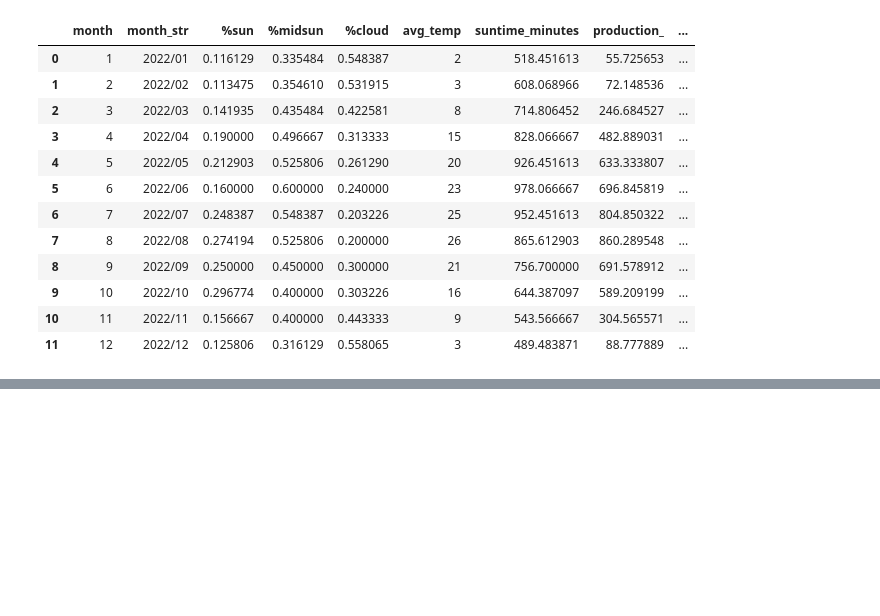
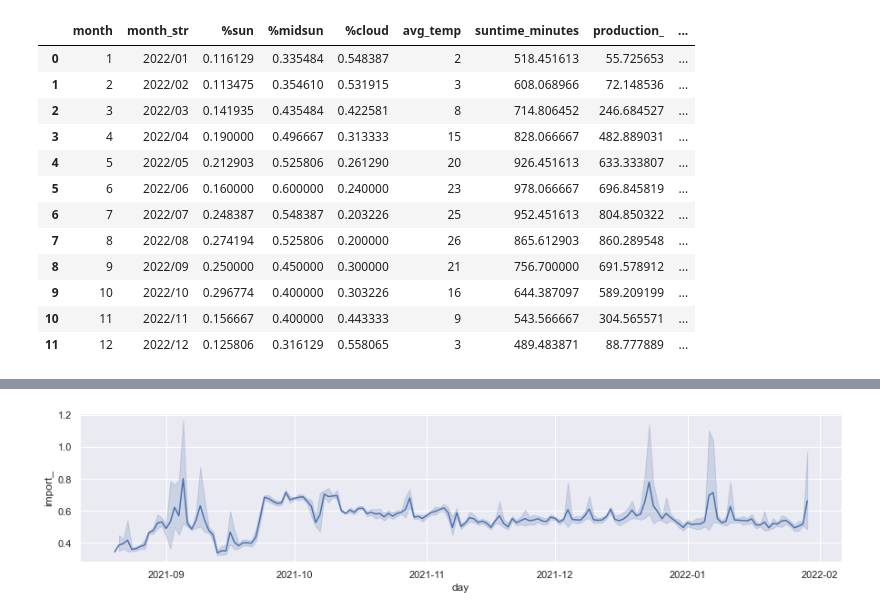
Before and after one commit to pka69/SolarEdge_Tauron_e-licznik_combine_data, a Jupyter notebook: easy_example.ipynb, the cells around one changed output, grey strips where cells are left out. Drawn from its saved outputs; the diff is of its cells as text; code cells hidden in the pictures; blank space fills up the shorter version.

Commit message:
update my_energy.CommonEnergy object

```diff
--- a/easy_example.ipynb
+++ b/easy_example.ipynb
@@ -90,3 +92,10 @@ projection_df
 | 9 | 10 | 2022/10 | 0.296774 | 0.400000 | 0.303226 | 16 | 644.387097 | 589.209199 | ... |
 | 10 | 11 | 2022/11 | 0.156667 | 0.400000 | 0.443333 | 9 | 543.566667 | 304.565571 | ... |
 | 11 | 12 | 2022/12 | 0.125806 | 0.316129 | 0.558065 | 3 | 489.483871 | 88.777889 | ... |
+# %%
+df = energy_object.get_energy
+# %%
+night_hours = [23, 0, 1, 2, 3, 4, 5]
+df = df[df['hour'].isin(night_hours)]
+df = df.drop(df[df['source']=='SolarEdge'].index.to_list())
+df = df.drop(df[df['import_']==0].index.to_list())
@@ -92,0 +123,10 @@ projection_df
+# %%
+fig, ax = plt.subplots(figsize=(15, 3))
+
+sns.set_theme(style="darkgrid")
+
+sns.lineplot(x="day", y="import_", data=df, ax=ax)
+# ax.set_xticks(night_hours)
+plt.savefig('night_hours.png')
+# %% [output]
+[figure, added]
```
Also changed, not shown: parts of 9 cells of this notebook, 6 other files.
